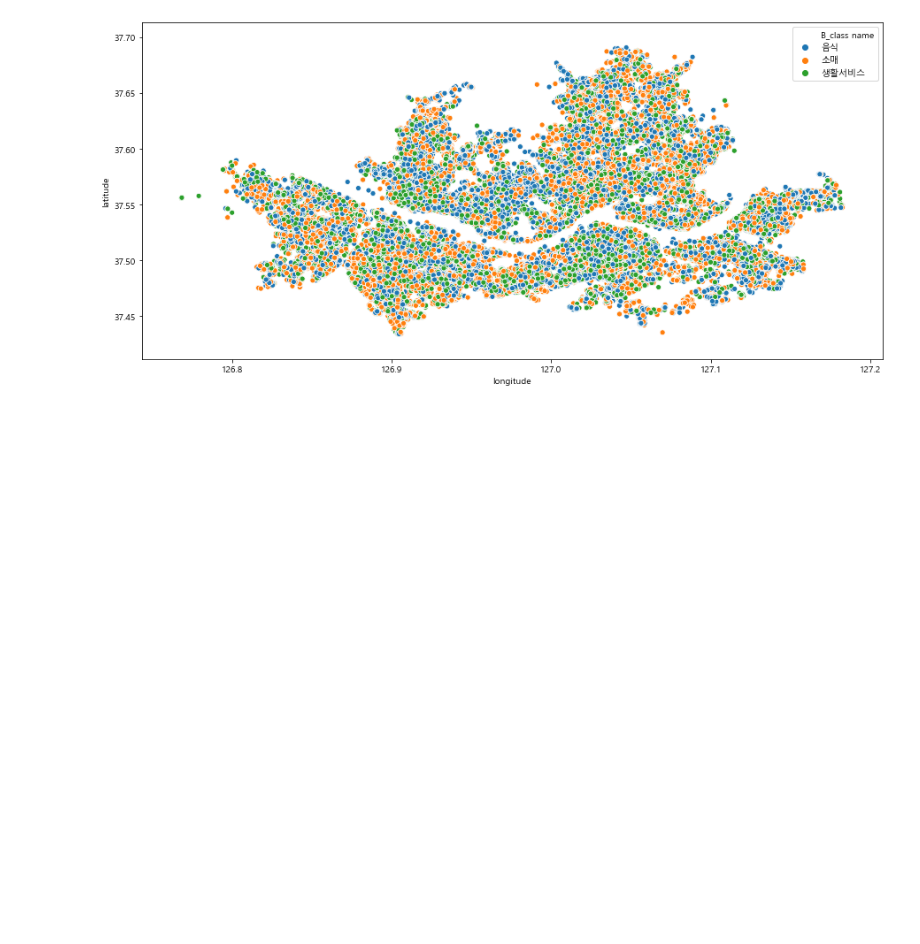
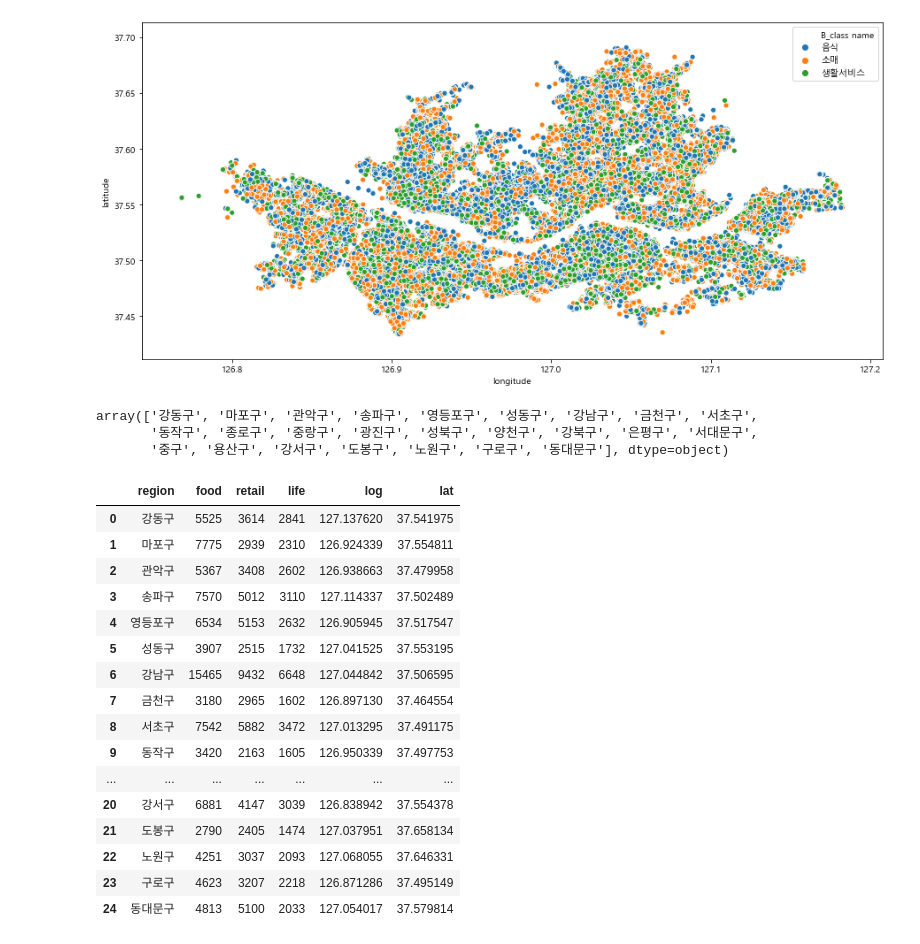
Before and after one commit to sunny0103/personal_project_public_data, a Jupyter notebook: Commercial district data analysis.ipynb, the cells around one changed output. Drawn from its saved outputs; the diff is of its cells as text; code cells hidden in the pictures; blank space fills up the shorter version.

```diff
--- a/Commercial district data analysis.ipynb
+++ b/Commercial district data analysis.ipynb
@@ -379,6 +379,42 @@ sns.scatterplot(data=sub_class,x="longitude",y="latitude",hue="B_class name")
 # %% [output]
 <matplotlib.axes._subplots.AxesSubplot at 0x...>
 [figure]
+# %%
+temp=sub_class['district name'].unique()
+temp
+# %% [output]
+array(['강동구', '마포구', '관악구', '송파구', '영등포구', '성동구', '강남구', '금천구', '서초구',
+       '동작구', '종로구', '중랑구', '광진구', '성북구', '양천구', '강북구', '은평구', '서대문구',
+       '중구', '용산구', '강서구', '도봉구', '노원구', '구로구', '동대문구'], dtype=object)
+# %%
+li=[]
+for i in range(0,len(temp)):
+    log=sub_class[sub_class['district name']==temp[i]]['longitude'].mean()
+    lat=sub_class[sub_class['district name']==temp[i]]['latitude'].mean()
+    food=sub_class[(sub_class['district name']==temp[i])&(sub_class['B_class name']=='음식')]['B_class name'].count()
+    retail=sub_class[(sub_class['district name']==temp[i])&(sub_class['B_class name']=='소매')]['B_class name'].count()
+    life=sub_class[(sub_class['district name']==temp[i])&(sub_class['B_class name']=='생활서비스')]['B_class name'].count()
+    li.append([temp[i],food,retail,life,log,lat])
+sub_mani= pd.DataFrame (li,columns=['region','food','retail','life','log','lat'])
+sub_mani
+# %% [output]
+|  | region | food | retail | life | log | lat |
+| 0 | 강동구 | 5525 | 3614 | 2841 | 127.137620 | 37.541975 |
+| 1 | 마포구 | 7775 | 2939 | 2310 | 126.924339 | 37.554811 |
+| 2 | 관악구 | 5367 | 3408 | 2602 | 126.938663 | 37.479958 |
+| 3 | 송파구 | 7570 | 5012 | 3110 | 127.114337 | 37.502489 |
+| 4 | 영등포구 | 6534 | 5153 | 2632 | 126.905945 | 37.517547 |
+| 5 | 성동구 | 3907 | 2515 | 1732 | 127.041525 | 37.553195 |
+| 6 | 강남구 | 15465 | 9432 | 6648 | 127.044842 | 37.506595 |
+| 7 | 금천구 | 3180 | 2965 | 1602 | 126.897130 | 37.464554 |
+| 8 | 서초구 | 7542 | 5882 | 3472 | 127.013295 | 37.491175 |
+| 9 | 동작구 | 3420 | 2163 | 1605 | 126.950339 | 37.497753 |
+| ... | ... | ... | ... | ... | ... | ... |
+| 20 | 강서구 | 6881 | 4147 | 3039 | 126.838942 | 37.554378 |
+| 21 | 도봉구 | 2790 | 2405 | 1474 | 127.037951 | 37.658134 |
+| 22 | 노원구 | 4251 | 3037 | 2093 | 127.068055 | 37.646331 |
+| 23 | 구로구 | 4623 | 3207 | 2218 | 126.871286 | 37.495149 |
+| 24 | 동대문구 | 4813 | 5100 | 2033 | 127.054017 | 37.579814 |
 # %%
 # https://www.python-graph-gallery.com/313-bubble-map-with-folium
 # make an empty map
```
Also changed, not shown: parts of 1 cell of this notebook.
